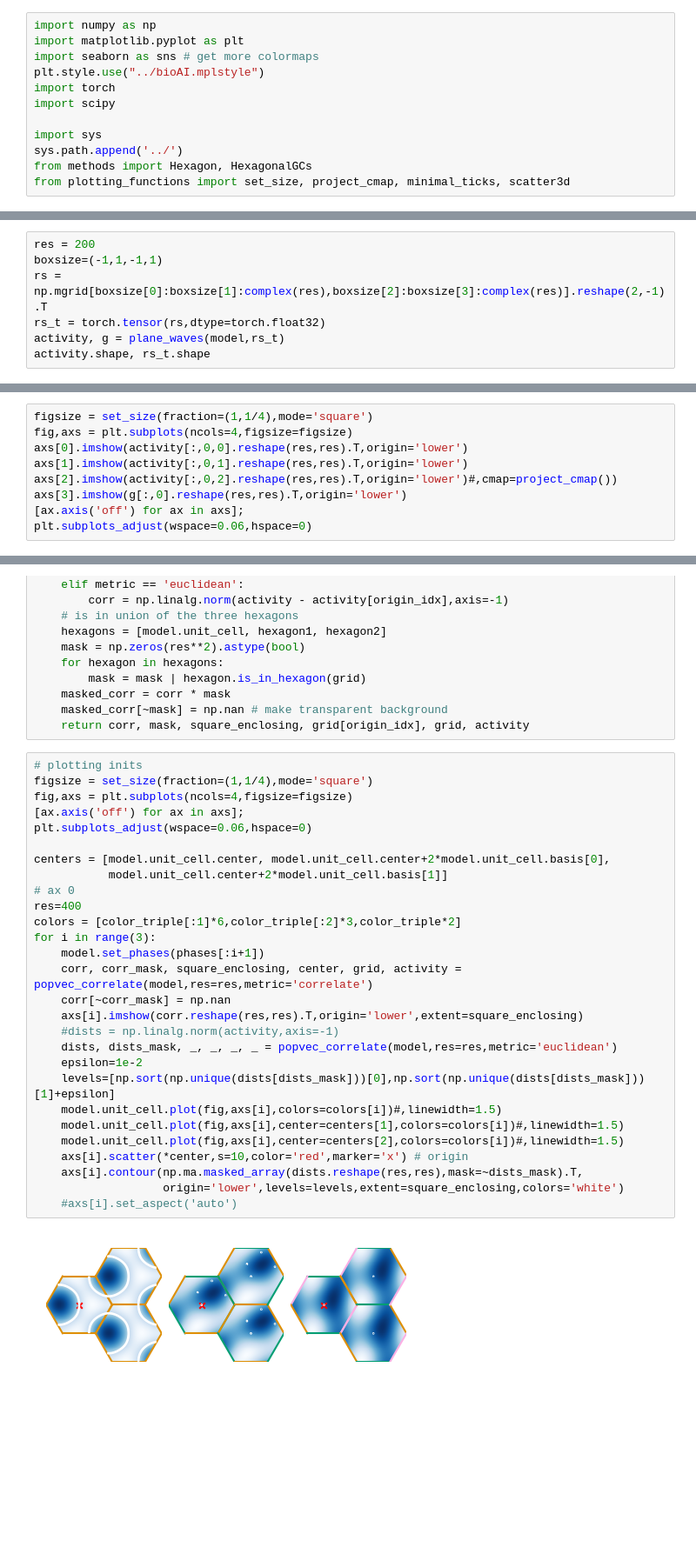
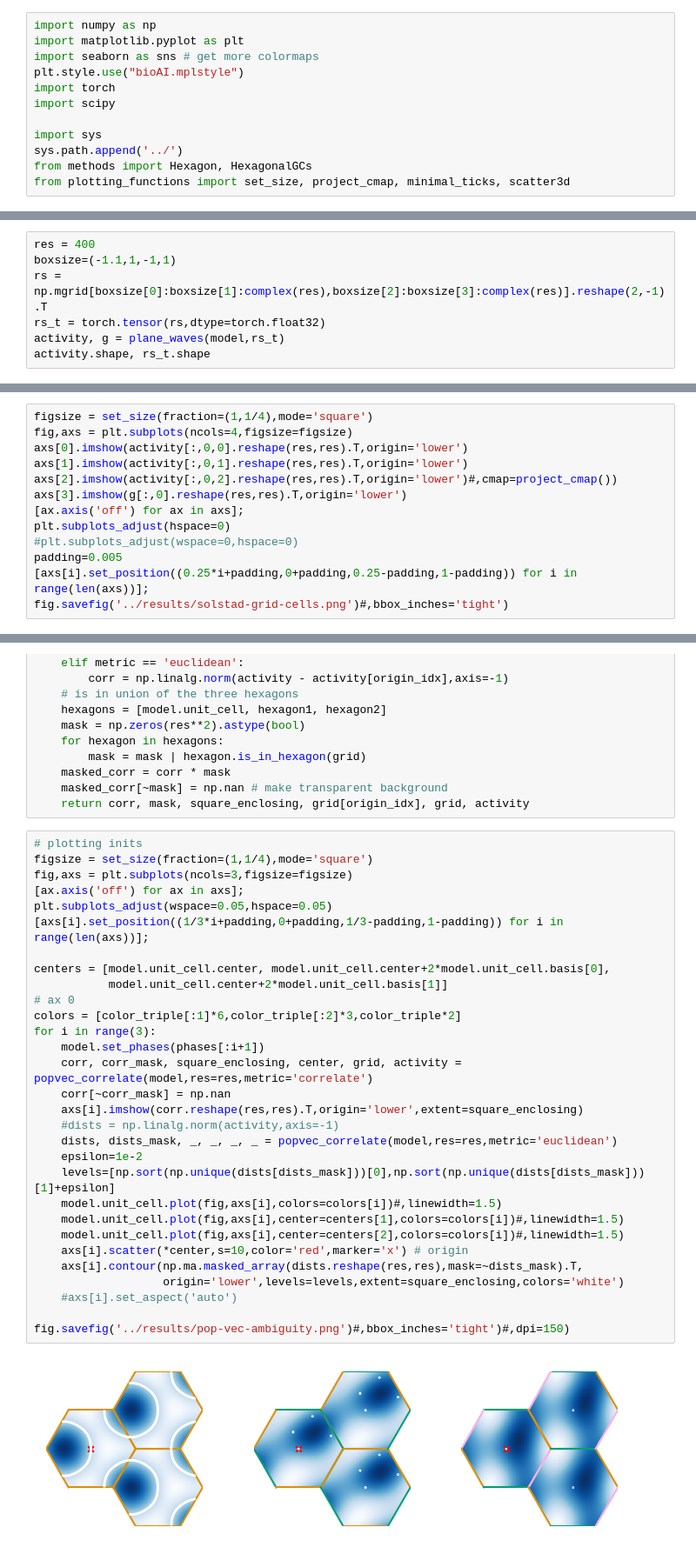
Before and after one commit to bioAI-Oslo/CI-grid-cells, a Jupyter notebook: figure-generating-notebooks/grid-cells-as-SR.ipynb, the cells around one changed output, grey strips where cells are left out. Shown at 87% size. Cells and saved outputs as stored; diff of their text form; blank space fills up the shorter version.

```diff
--- a/figure-generating-notebooks/grid-cells-as-SR.ipynb
+++ b/figure-generating-notebooks/grid-cells-as-SR.ipynb
@@ -5,7 +5,7 @@
 import numpy as np
 import matplotlib.pyplot as plt
 import seaborn as sns # get more colormaps
-plt.style.use("../bioAI.mplstyle")
+plt.style.use("bioAI.mplstyle")
 import torch
 import scipy
 
@@ -27,8 +27,8 @@ def plane_waves(model,r):
     #activity = self.relu(activity) if self.relu else activity
     return activity.detach().numpy(), torch.sum(activity, axis=-1).detach().numpy()
 # %%
-res = 200
-boxsize=(-1,1,-1,1)
+res = 400
+boxsize=(-1.1,1,-1,1)
 rs = np.mgrid[boxsize[0]:boxsize[1]:complex(res),boxsize[2]:boxsize[3]:complex(res)].reshape(2,-1).T
 rs_t = torch.tensor(rs,dtype=torch.float32)
 activity, g = plane_waves(model,rs_t)
@@ -46,5 +46,9 @@ axs[1].imshow(activity[:,0,1].reshape(res,res).T,origin='lower')
 axs[2].imshow(activity[:,0,2].reshape(res,res).T,origin='lower')#,cmap=project_cmap())
 axs[3].imshow(g[:,0].reshape(res,res).T,origin='lower')
 [ax.axis('off') for ax in axs];
-plt.subplots_adjust(wspace=0.06,hspace=0)
+plt.subplots_adjust(hspace=0)
+#plt.subplots_adjust(wspace=0,hspace=0)
+padding=0.005
+[axs[i].set_position((0.25*i+padding,0+padding,0.25-padding,1-padding)) for i in range(len(axs))];
+fig.savefig('../results/solstad-grid-cells.png')#,bbox_inches='tight')
 # %% [output]
@@ -104,30 +112,32 @@ def popvec_correlate(model,res=100,metric='correlate'):
 # %%
 # plotting inits
 figsize = set_size(fraction=(1,1/4),mode='square')
-fig,axs = plt.subplots(ncols=4,figsize=figsize)
+fig,axs = plt.subplots(ncols=3,figsize=figsize)
 [ax.axis('off') for ax in axs];
-plt.subplots_adjust(wspace=0.06,hspace=0)
+plt.subplots_adjust(wspace=0.05,hspace=0.05)
+[axs[i].set_position((1/3*i+padding,0+padding,1/3-padding,1-padding)) for i in range(len(axs))];
 
 centers = [model.unit_cell.center, model.unit_cell.center+2*model.unit_cell.basis[0],
            model.unit_cell.center+2*model.unit_cell.basis[1]]
 # ax 0
-res=400
 colors = [color_triple[:1]*6,color_triple[:2]*3,color_triple*2]
 for i in range(3):
     model.set_phases(phases[:i+1])
     corr, corr_mask, square_enclosing, center, grid, activity = popvec_correlate(model,res=res,metric='correlate')
     corr[~corr_mask] = np.nan
     axs[i].imshow(corr.reshape(res,res).T,origin='lower',extent=square_enclosing)
     #dists = np.linalg.norm(activity,axis=-1)
     dists, dists_mask, _, _, _, _ = popvec_correlate(model,res=res,metric='euclidean')
     epsilon=1e-2
     levels=[np.sort(np.unique(dists[dists_mask]))[0],np.sort(np.unique(dists[dists_mask]))[1]+epsilon]
     model.unit_cell.plot(fig,axs[i],colors=colors[i])#,linewidth=1.5)
     model.unit_cell.plot(fig,axs[i],center=centers[1],colors=colors[i])#,linewidth=1.5)
     model.unit_cell.plot(fig,axs[i],center=centers[2],colors=colors[i])#,linewidth=1.5)
     axs[i].scatter(*center,s=10,color='red',marker='x') # origin
     axs[i].contour(np.ma.masked_array(dists.reshape(res,res),mask=~dists_mask).T,
                    origin='lower',levels=levels,extent=square_enclosing,colors='white')
     #axs[i].set_aspect('auto')
+
+fig.savefig('../results/pop-vec-ambiguity.png')#,bbox_inches='tight')#,dpi=150)
 # %% [output]
-[figure, old version]
+[figure, new version]
```
Also changed, not shown: parts of 2 cells of this notebook, 2 other files.
